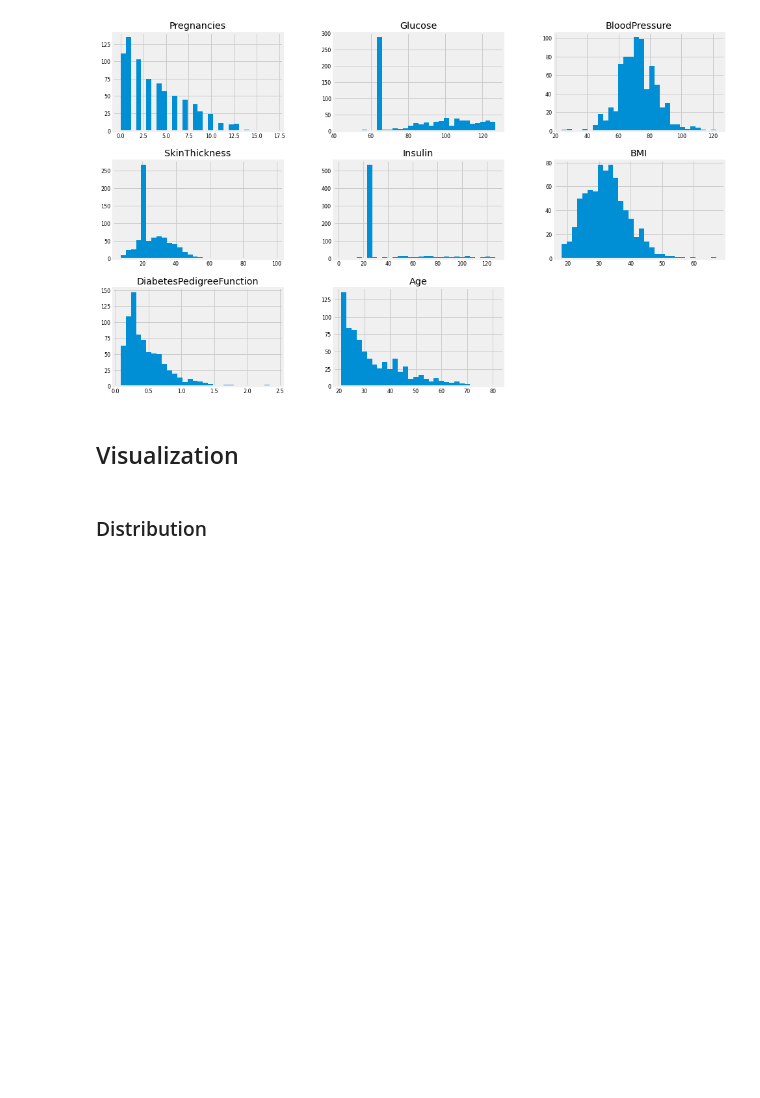
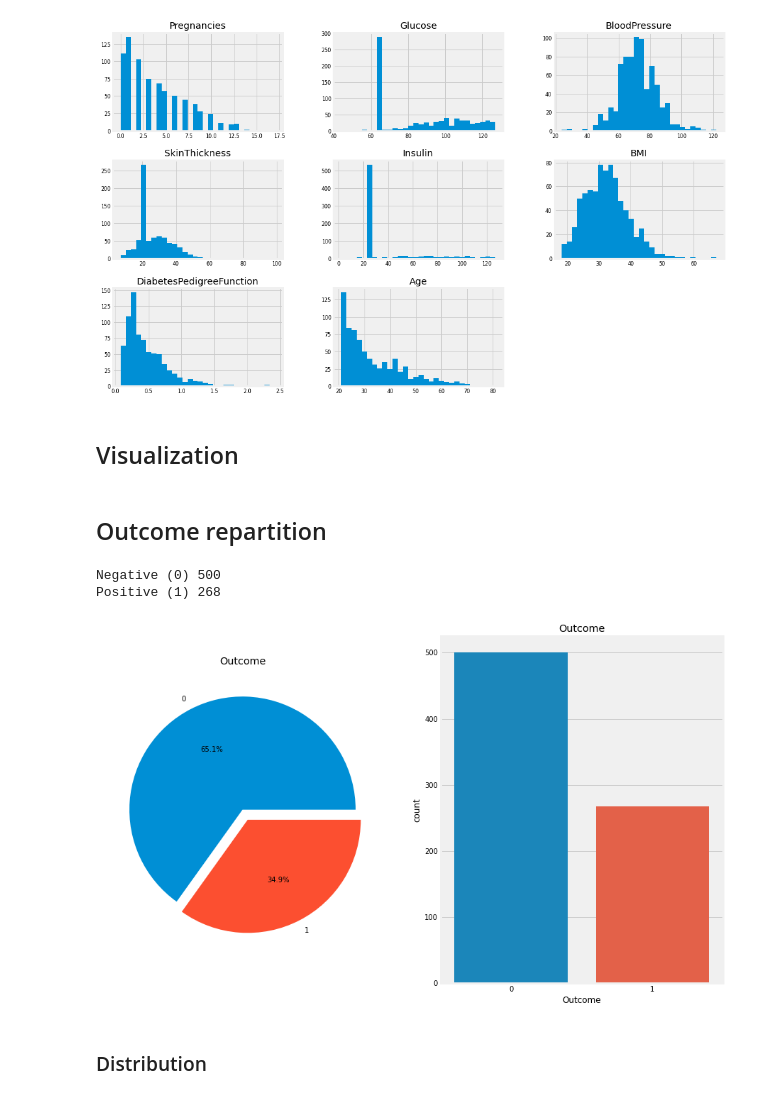
Before and after one commit to dajebbar/Diabetes-Classification, a Jupyter notebook: Dabetes_Classification.ipynb, the cells around one changed output. Saved outputs shown, nothing was run; the diff lists cells and outputs as text; code cells hidden in the pictures; blank space fills up the shorter version.

```diff
--- a/Dabetes_Classification.ipynb
+++ b/Dabetes_Classification.ipynb
@@ -268,6 +268,27 @@ array([[<matplotlib.axes._subplots.AxesSubplot object at 0x...>,
 [figure]
 # %% [markdown]
 ## Visualization
+# %% [markdown]
+## Outcome repartition
+# %%
+fig, ax = plt.subplots(1, 2, figsize=(14, 9))
+diabetes_df.Outcome.value_counts().plot.pie(
+    explode=[0, 0.1],
+    autopct='%1.1f%%',
+    ax=ax[0]
+    )
+ax[0].set_title('Outcome')
+ax[0].set_ylabel('')
+
+sns.countplot('Outcome', data=diabetes_df, ax=ax[1])
+N, P = diabetes_df.Outcome.value_counts()
+ax[1].set_title('Outcome')
+print('Negative (0)', N)
+print('Positive (1)', P)
+# %% [output]
+Negative (0) 500
+Positive (1) 268
+[figure, added]
 # %% [markdown]
 ### Distribution
 # %%
```
Also changed, not shown: parts of 1 cell of this notebook.
